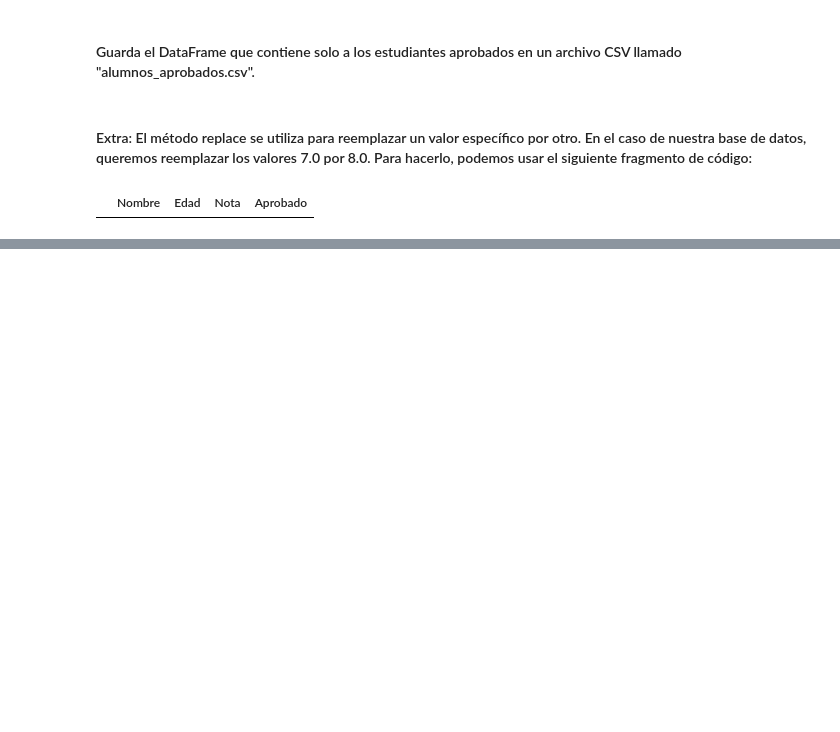
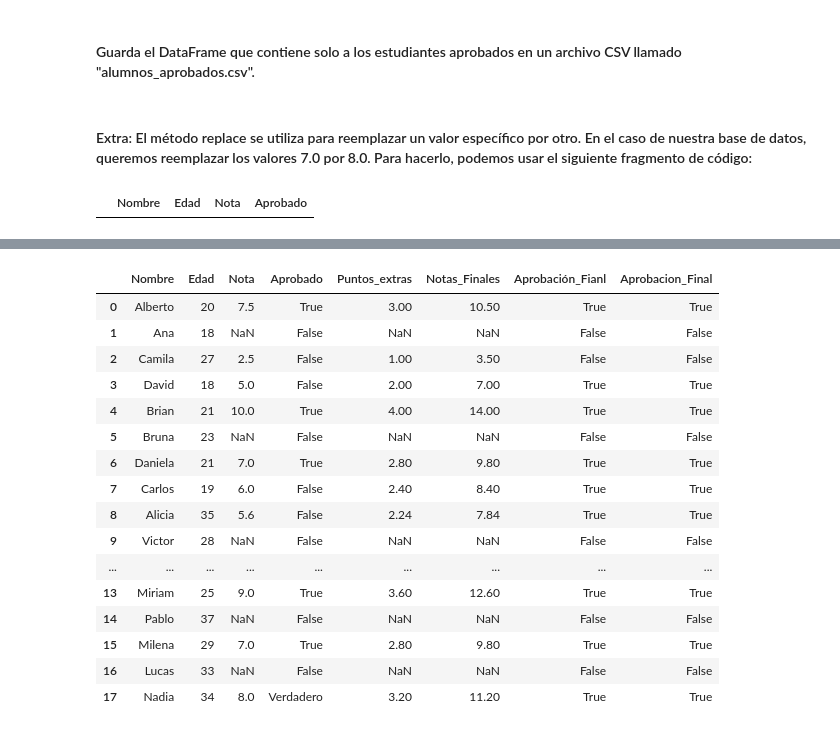
Before and after one commit to Starleen1996/Biblioteca_Pandas, a Jupyter notebook: Ejemplo_biblioteca_panda.ipynb, the cells around one changed output, grey strips where cells are left out. Drawn from its saved outputs; the diff is of its cells as text; code cells hidden in the pictures; blank space fills up the shorter version.

```diff
--- a/Ejemplo_biblioteca_panda.ipynb
+++ b/Ejemplo_biblioteca_panda.ipynb
@@ -236,0 +241,5 @@ alumnos_aprobados = alumnos_aprobados.replace(7.0, 8.0)
+# %%
+datos_ejemplo = pd.read_csv(url, sep=',')
+# %%
+datos_ejemplo['Puntos_extras'] = datos_ejemplo['Nota'] * 0.4
+datos_ejemplo
@@ -236,0 +266,3 @@ alumnos_aprobados = alumnos_aprobados.replace(7.0, 8.0)
+# %%
+datos_ejemplo['Notas_Finales'] = datos_ejemplo['Nota'] + datos_ejemplo['Puntos_extras']
+datos_ejemplo
@@ -236,0 +292,21 @@ alumnos_aprobados = alumnos_aprobados.replace(7.0, 8.0)
+# %%
+datos_ejemplo['Aprobacion_Final'] = datos_ejemplo['Notas_Finales'].apply(lambda x: True if x >= 7.0 else False)
+datos_ejemplo
+# %% [output]
+|  | Nombre | Edad | Nota | Aprobado | Puntos_extras | Notas_Finales | Aprobación_Fianl | Aprobacion_Final |
+| 0 | Alberto | 20 | 7.5 | True | 3.00 | 10.50 | True | True |
+| 1 | Ana | 18 | NaN | False | NaN | NaN | False | False |
+| 2 | Camila | 27 | 2.5 | False | 1.00 | 3.50 | False | False |
+| 3 | David | 18 | 5.0 | False | 2.00 | 7.00 | True | True |
+| 4 | Brian | 21 | 10.0 | True | 4.00 | 14.00 | True | True |
+| 5 | Bruna | 23 | NaN | False | NaN | NaN | False | False |
+| 6 | Daniela | 21 | 7.0 | True | 2.80 | 9.80 | True | True |
+| 7 | Carlos | 19 | 6.0 | False | 2.40 | 8.40 | True | True |
+| 8 | Alicia | 35 | 5.6 | False | 2.24 | 7.84 | True | True |
+| 9 | Victor | 28 | NaN | False | NaN | NaN | False | False |
+| ... | ... | ... | ... | ... | ... | ... | ... | ... |
+| 13 | Miriam | 25 | 9.0 | True | 3.60 | 12.60 | True | True |
+| 14 | Pablo | 37 | NaN | False | NaN | NaN | False | False |
+| 15 | Milena | 29 | 7.0 | True | 2.80 | 9.80 | True | True |
+| 16 | Lucas | 33 | NaN | False | NaN | NaN | False | False |
+| 17 | Nadia | 34 | 8.0 | Verdadero | 3.20 | 11.20 | True | True |
```
Also changed, not shown: parts of 9 cells of this notebook.
